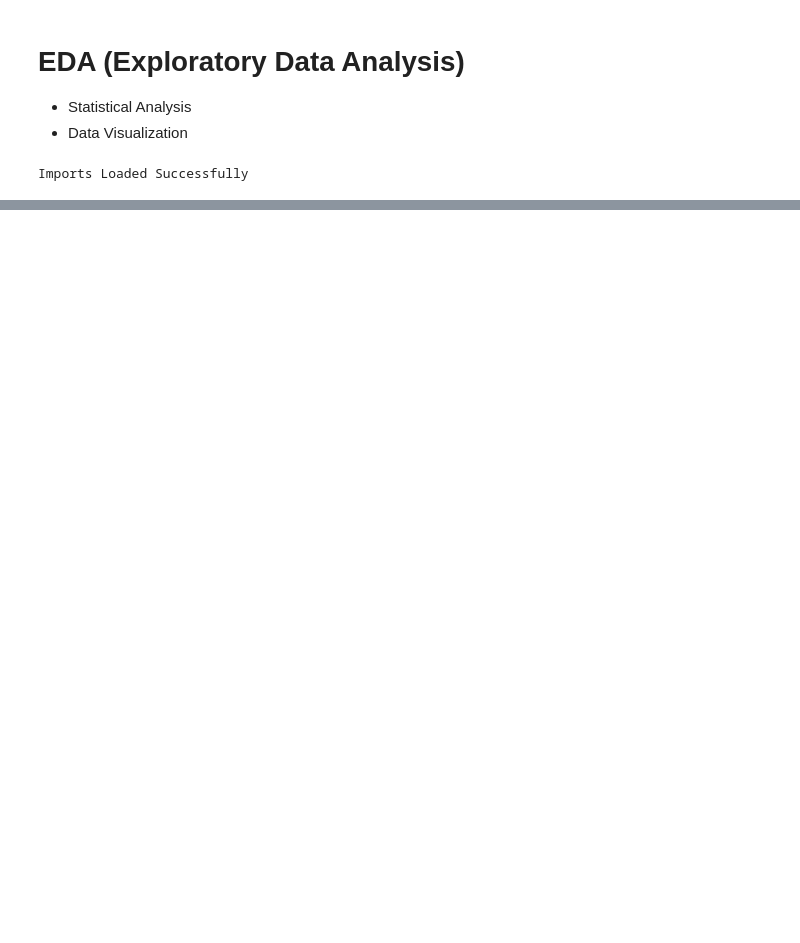
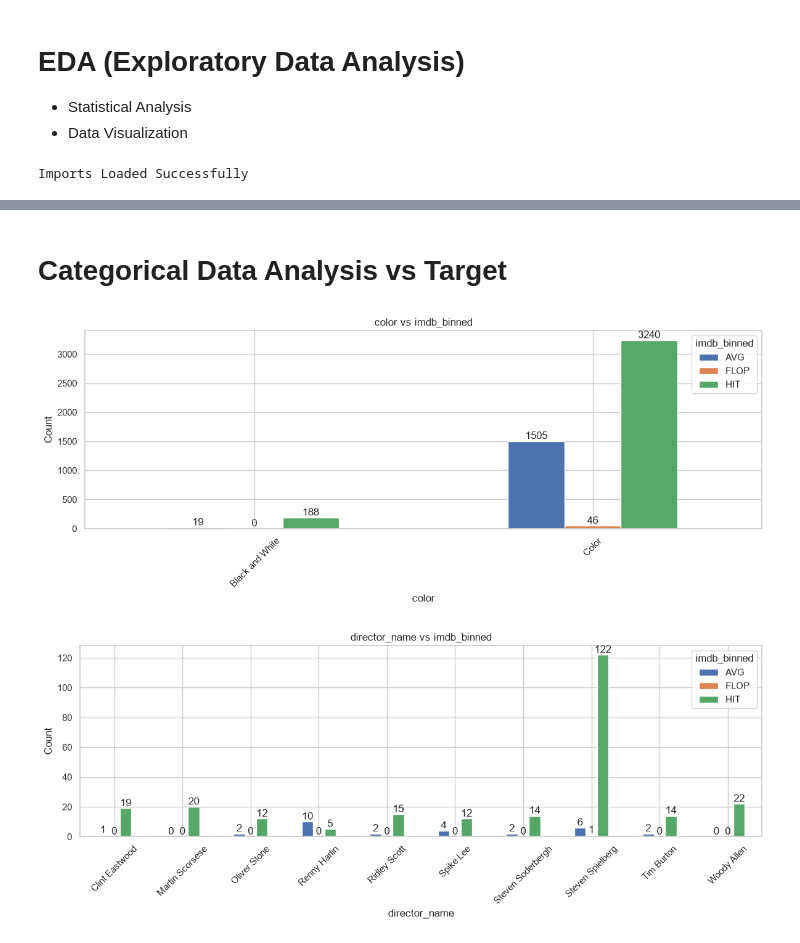
Before and after one commit to sreyapatra33-creator/Movie_Success_Prediction, a Jupyter notebook: EDA_Movie_Success.ipynb, the cells around one changed output, grey strips where cells are left out. Cells and saved outputs as stored; diff of their text form; code cells hidden in the pictures; blank space fills up the shorter version.

```diff
--- a/EDA_Movie_Success.ipynb
+++ b/EDA_Movie_Success.ipynb
@@ -102,23 +255,26 @@ def plot_scatter(df, column):
+# %% [markdown]
+# Categorical Data Analysis vs Target
 # %%
+ignored = [TARGET, "genres", "plot_keywords"]
 
-def plot_categorical(df, column):
+for column in cat_cols:
+    if column not in ignored:
+        top = df[column].value_counts().head(TOP_N).index
+        temp = df[df[column].isin(top)]
 
-    top = df[column].value_counts().head(TOP_N).index
+        ct = pd.crosstab(temp[column], temp[TARGET])
 
-    temp = df[df[column].isin(top)]
+        ax = ct.plot(kind="bar", figsize=(12, 5))
 
-    ct = pd.crosstab(
-        temp[column],
-        temp[TARGET]
-    )
+        for container in ax.containers:
+            ax.bar_label(container)
 
-    ct.plot(
-        kind="bar",
-        figsize=(12,5)
-    )
-
-    plt.title(f"{column} vs {TARGET}")
-
-    plt.tight_layout()
-
-    plt.show()
+        plt.title(f"{column} vs {TARGET}")
+        plt.xlabel(column)
+        plt.ylabel("Count")
+        plt.xticks(rotation=45)
+        plt.tight_layout()
+        plt.show()
+# %% [output]
+[figure, added]
+[figure, added]
```
Also changed, not shown: parts of 24 cells of this notebook.
